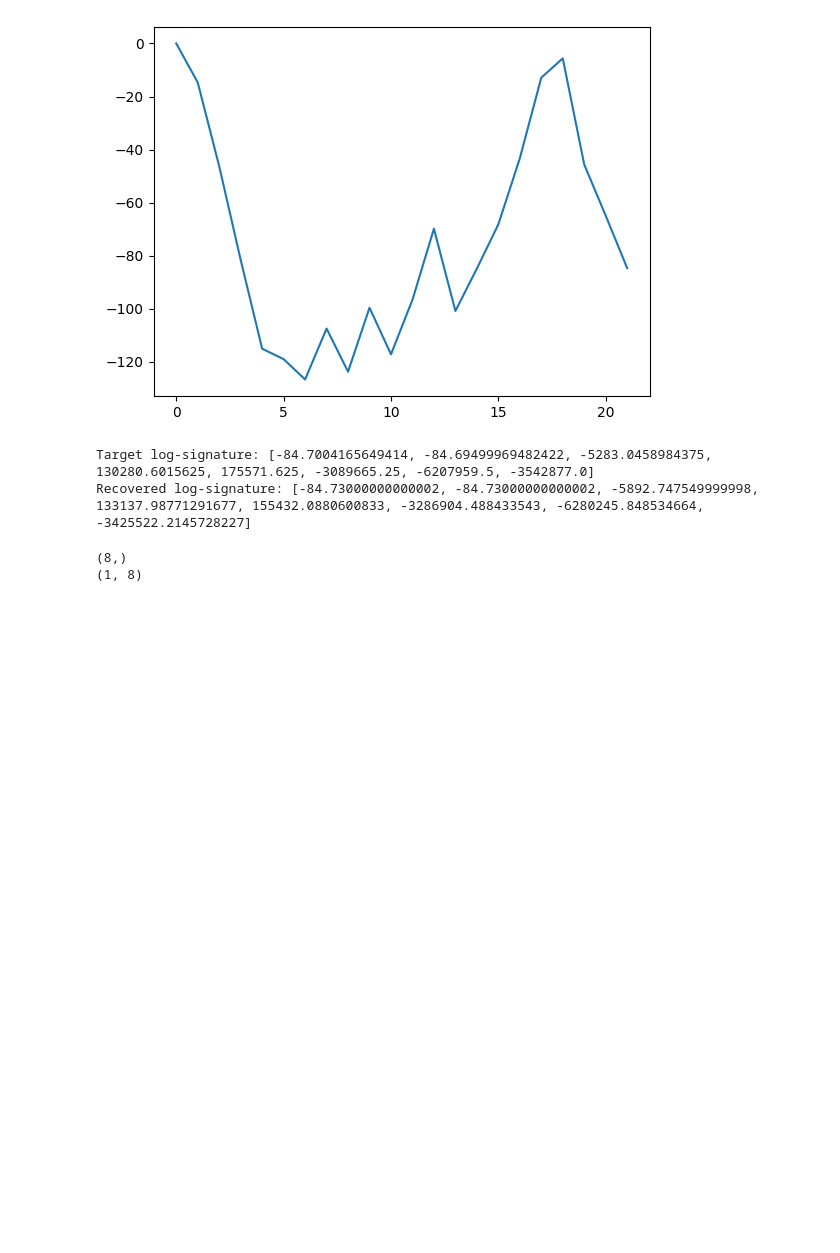
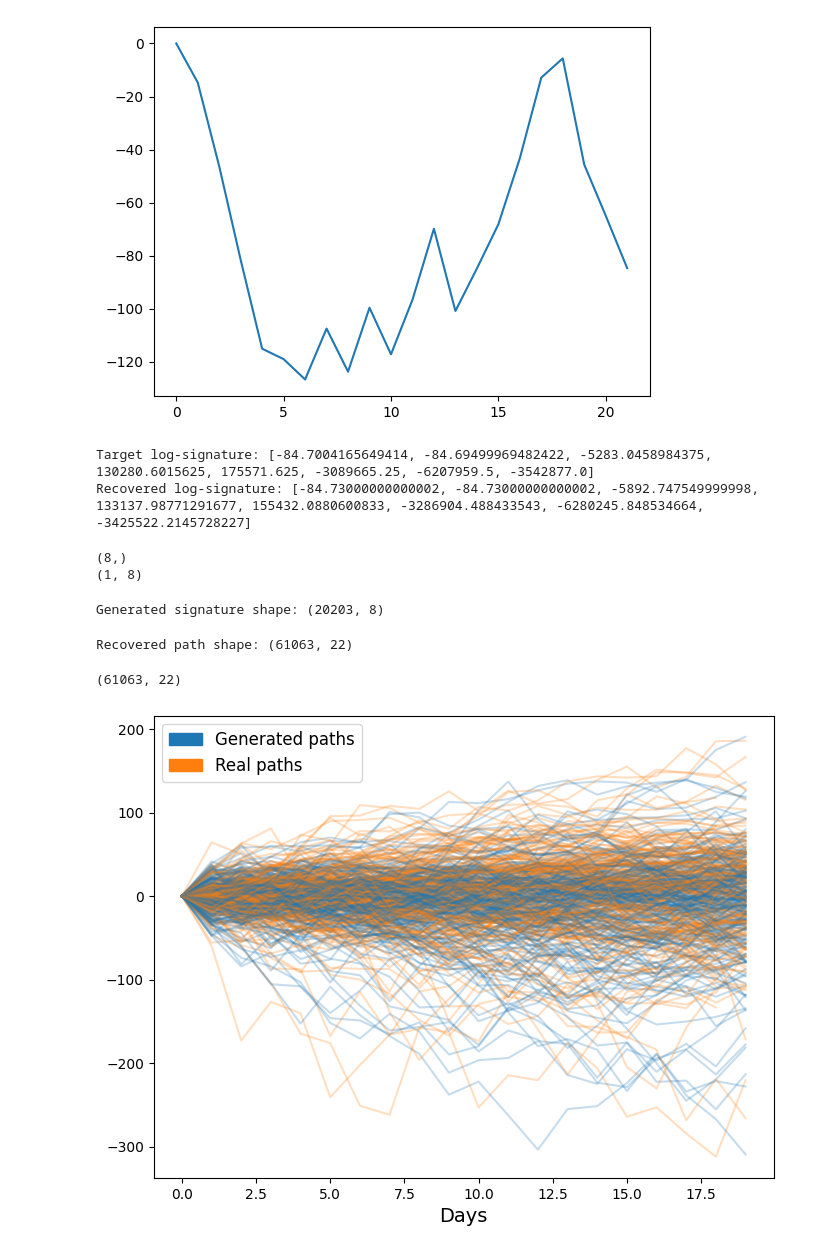
Before and after one commit to JakeStangroom/market_simulator, a Jupyter notebook: notebooks/market_generator.ipynb, the cells around one changed output. Cells and saved outputs as stored; diff of their text form; code cells hidden in the pictures; blank space fills up the shorter version.

```diff
--- a/notebooks/market_generator.ipynb
+++ b/notebooks/market_generator.ipynb
@@ -142,9 +142,9 @@ for condition in MG.conditions:
 # Generate signatures
 from math import ceil
 from joblib import Parallel, delayed
-from tqdm import tqdm
+# from tqdm import tqdm
 
-NSIMS = 10000
+NSIMS = 20000
 CONTINUE = True
 PATH_EXTRA = 'SPX_M'
 
@@ -162,6 +162,8 @@ print(f'Generated signature shape: {generated_sigs.shape}')
 
 recovered, loss = zip(*Parallel(n_jobs = 8)(delayed(logsig_inversion.train)(logsig, order, n_iterations, n_organisms, n_points,
                                                     pip, n_pips, verbose = False) for logsig in tqdm(generated_sigs)))
+# %% [output]
+Generated signature shape: (20203, 8)
 # %%
 if CONTINUE:
         already_recovered = np.loadtxt(
@@ -195,26 +197,31 @@ np.savetxt(
     recovered_loss,
     delimiter = ','
 )
+# %% [output]
+Recovered path shape: (61063, 22)
 # %%
 import matplotlib.patches as mpatches
 
 paths = recovered_paths
 print(paths.shape)
 
 
 plt.figure(figsize=(8, 6))
-for path1, path2 in zip(paths, MG.windows):
+for path1, path2 in zip(paths[-227:], MG.windows):
     returns = path2[::2, 1][:20] - path2[0, 1]
     plt.plot(returns, "C1", alpha=0.25)
 
     plt.plot(path1[:20], "C0", alpha=0.25)
 
 
 blue_patch = mpatches.Patch(color='C0', label='Generated paths')
 red_patch = mpatches.Patch(color='C1', label='Real paths')
 plt.legend(handles=[blue_patch, red_patch], fontsize=12)
 plt.xlabel("Days", fontsize=14)
 plt.show()
+# %% [output]
+(61063, 22)
+[figure, added]
 # %%
 returns1 = [path[-1] - path[0] for path in paths]
 returns2 = [path[-1, 1] - path[0, 0] for path in MG.windows]
```
Also changed, not shown: parts of 1 cell of this notebook, 2 other files.
